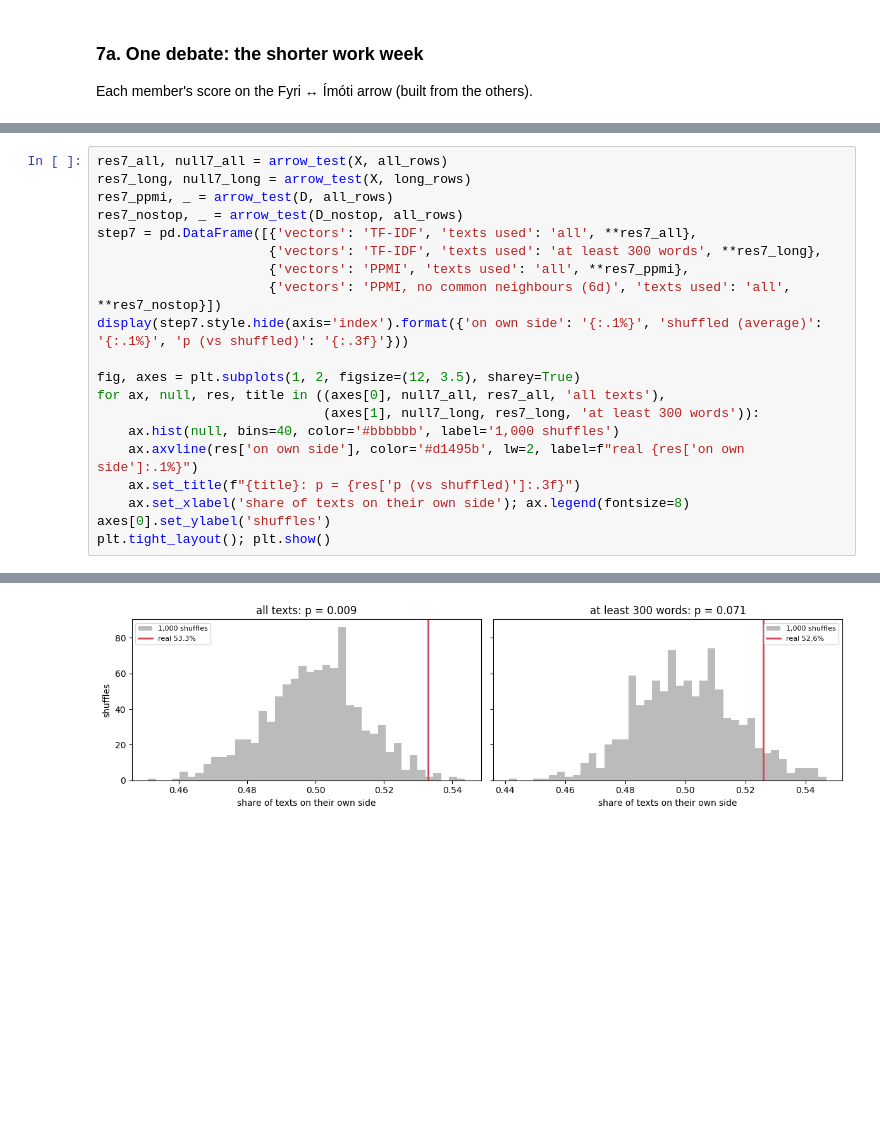
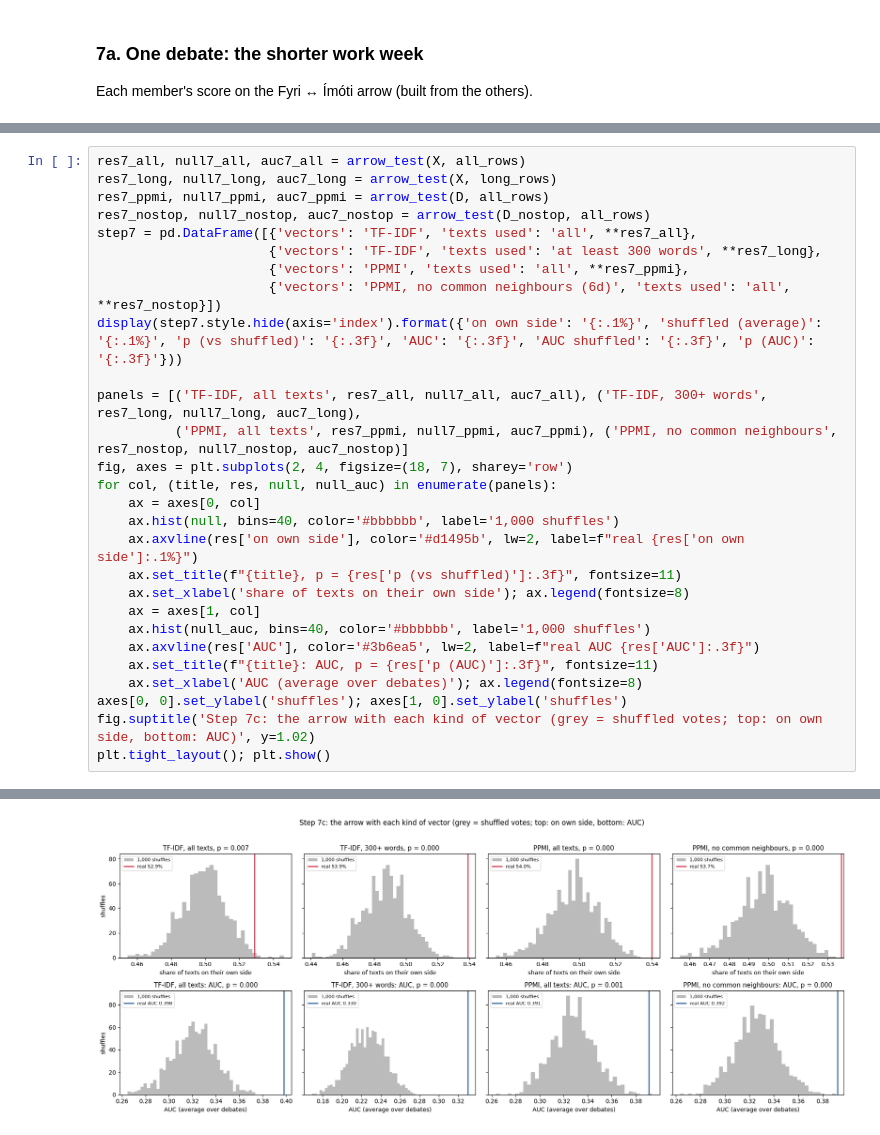
Before and after one commit to forkh/02805-social_graphs_scripts, a Jupyter notebook: text_analysis/text_comparison.ipynb, the cells around one changed output, grey strips where cells are left out. Cells and saved outputs as stored; diff of their text form; blank space fills up the shorter version.

```diff
--- a/text_analysis/text_comparison.ipynb
+++ b/text_analysis/text_comparison.ipynb
@@ -963,21 +1026,29 @@ on their own side: 45% of 20 members
 # %%
-res7_all, null7_all = arrow_test(X, all_rows)
-res7_long, null7_long = arrow_test(X, long_rows)
-res7_ppmi, _ = arrow_test(D, all_rows)
-res7_nostop, _ = arrow_test(D_nostop, all_rows)
+res7_all, null7_all, auc7_all = arrow_test(X, all_rows)
+res7_long, null7_long, auc7_long = arrow_test(X, long_rows)
+res7_ppmi, null7_ppmi, auc7_ppmi = arrow_test(D, all_rows)
+res7_nostop, null7_nostop, auc7_nostop = arrow_test(D_nostop, all_rows)
 step7 = pd.DataFrame([{'vectors': 'TF-IDF', 'texts used': 'all', **res7_all},
                       {'vectors': 'TF-IDF', 'texts used': 'at least 300 words', **res7_long},
                       {'vectors': 'PPMI', 'texts used': 'all', **res7_ppmi},
                       {'vectors': 'PPMI, no common neighbours (6d)', 'texts used': 'all', **res7_nostop}])
-display(step7.style.hide(axis='index').format({'on own side': '{:.1%}', 'shuffled (average)': '{:.1%}', 'p (vs shuffled)': '{:.3f}'}))
+display(step7.style.hide(axis='index').format({'on own side': '{:.1%}', 'shuffled (average)': '{:.1%}', 'p (vs shuffled)': '{:.3f}', 'AUC': '{:.3f}', 'AUC shuffled': '{:.3f}', 'p (AUC)': '{:.3f}'}))
 
-fig, axes = plt.subplots(1, 2, figsize=(12, 3.5), sharey=True)
-for ax, null, res, title in ((axes[0], null7_all, res7_all, 'all texts'),
-                             (axes[1], null7_long, res7_long, 'at least 300 words')):
+panels = [('TF-IDF, all texts', res7_all, null7_all, auc7_all), ('TF-IDF, 300+ words', res7_long, null7_long, auc7_long),
+          ('PPMI, all texts', res7_ppmi, null7_ppmi, auc7_ppmi), ('PPMI, no common neighbours', res7_nostop, null7_nostop, auc7_nostop)]
+fig, axes = plt.subplots(2, 4, figsize=(18, 7), sharey='row')
+for col, (title, res, null, null_auc) in enumerate(panels):
+    ax = axes[0, col]
     ax.hist(null, bins=40, color='#bbbbbb', label='1,000 shuffles')
     ax.axvline(res['on own side'], color='#d1495b', lw=2, label=f"real {res['on own side']:.1%}")
-    ax.set_title(f"{title}: p = {res['p (vs shuffled)']:.3f}")
+    ax.set_title(f"{title}, p = {res['p (vs shuffled)']:.3f}", fontsize=11)
     ax.set_xlabel('share of texts on their own side'); ax.legend(fontsize=8)
-axes[0].set_ylabel('shuffles')
+    ax = axes[1, col]
+    ax.hist(null_auc, bins=40, color='#bbbbbb', label='1,000 shuffles')
+    ax.axvline(res['AUC'], color='#3b6ea5', lw=2, label=f"real AUC {res['AUC']:.3f}")
+    ax.set_title(f"{title}: AUC, p = {res['p (AUC)']:.3f}", fontsize=11)
+    ax.set_xlabel('AUC (average over debates)'); ax.legend(fontsize=8)
+axes[0, 0].set_ylabel('shuffles'); axes[1, 0].set_ylabel('shuffles')
+fig.suptitle('Step 7c: the arrow with each kind of vector (grey = shuffled votes; top: on own side, bottom: AUC)', y=1.02)
 plt.tight_layout(); plt.show()
 # %% [output]
@@ -989,4 +1060,4 @@ plt.tight_layout(); plt.show()
-[figure, old version]
+[figure, new version]
 # %% [markdown]
 ### 7. Niðurstøða
 
```
Also changed, not shown: parts of 61 cells of this notebook.
